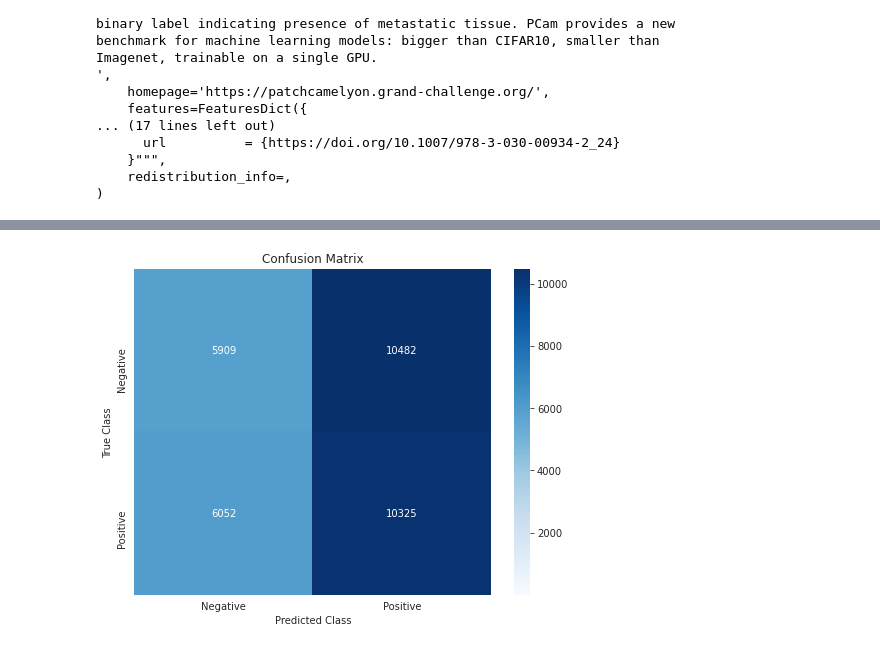
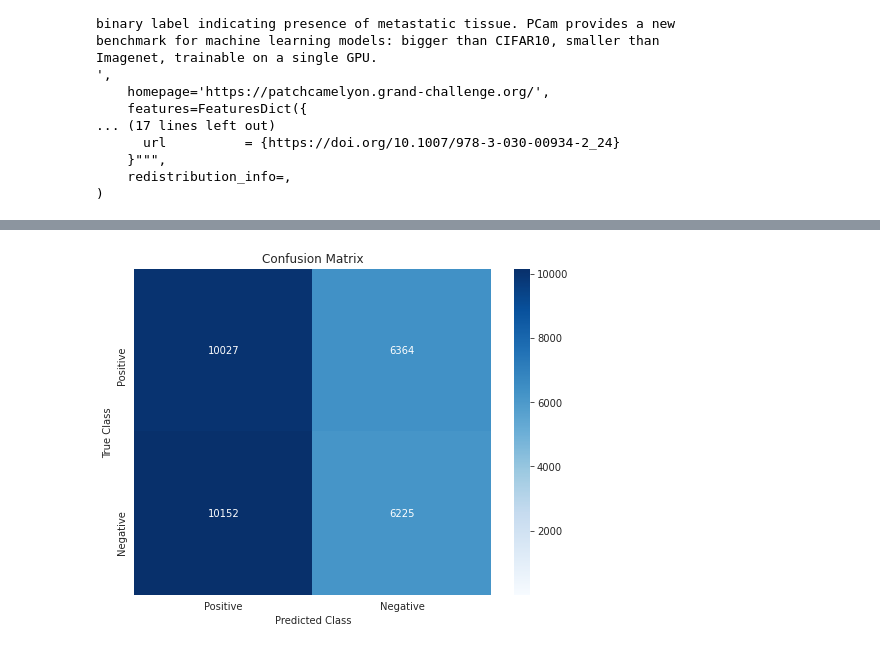
Before and after one commit to kashaniarya/NeuralNetworkUciTeam, a Jupyter notebook: DenseNet121_Henry_v2.ipynb, the cells around one changed output, grey strips where cells are left out. Saved outputs shown, nothing was run; the diff lists cells and outputs as text; code cells hidden in the pictures.

```diff
--- a/DenseNet121_Henry_v2.ipynb
+++ b/DenseNet121_Henry_v2.ipynb
@@ -175,6 +171,7 @@ Using TensorFlow backend.
 # %%
 #Predict on test set
 predictions_NN_prob = best_model.predict(test_pipeline)
+print(predictions_NN_prob)
 predictions_NN_prob = predictions_NN_prob[:,0]
 
-predictions_NN_01 = np.where(predictions_NN_prob > 0.5, 1, 0) #Turn probability to 0-1 binary output
+predictions_NN_01 = np.where(predictions_NN_prob > 0.5, 0, 1) #Turn probability to 0-1 binary output
@@ -201,12 +206,12 @@ plt.show()
 # %%
 #Print Confusion Matrix
 cm = confusion_matrix(test_y, predictions_NN_01)
-labels = ['Negative', 'Positive']
+labels = ['Positive', 'Negative']
 plt.figure(figsize=(8,6))
 sns.heatmap(cm,xticklabels=labels, yticklabels=labels, annot=True, fmt='d', cmap="Blues", vmin = 0.2);
 plt.title('Confusion Matrix')
 plt.ylabel('True Class')
 plt.xlabel('Predicted Class')
 plt.show()
 # %% [output]
-[figure, old version]
+[figure, new version]
```
Also changed, not shown: parts of 7 cells of this notebook, 1 other file.
